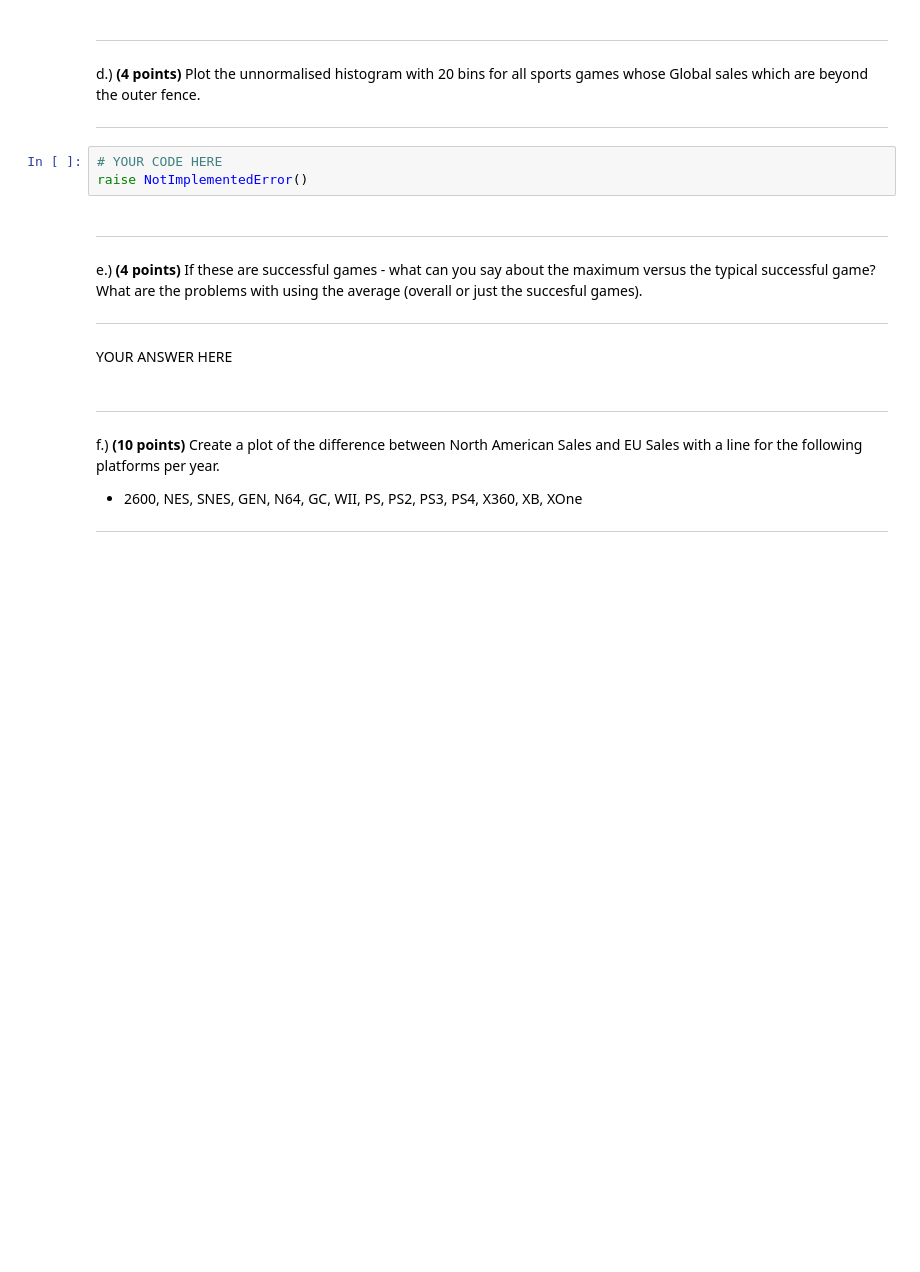
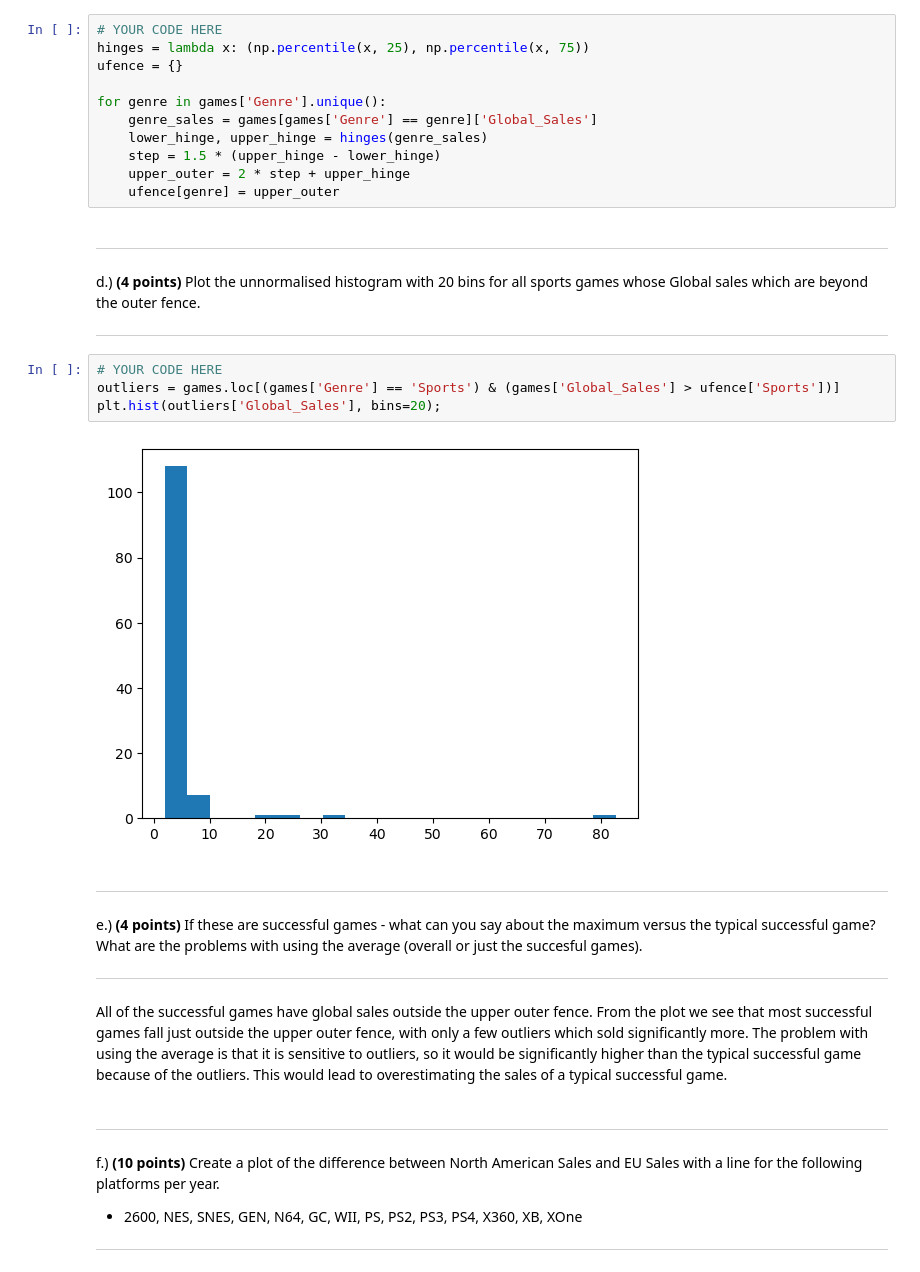
Before and after one commit to Vileh/Storing-Manipulating-and-Visualising-Data, a Jupyter notebook: Assignment 3/Assignment3.ipynb, the cells around one changed output. Cells and saved outputs as stored; diff of their text form; blank space fills up the shorter version.

```diff
--- a/Assignment 3/Assignment3.ipynb
+++ b/Assignment 3/Assignment3.ipynb
@@ -206,3 +232,14 @@ raise NotImplementedError()
+# %%
+# YOUR CODE HERE
+hinges = lambda x: (np.percentile(x, 25), np.percentile(x, 75))
+ufence = {}
+
+for genre in games['Genre'].unique():
+    genre_sales = games[games['Genre'] == genre]['Global_Sales']
+    lower_hinge, upper_hinge = hinges(genre_sales)
+    step = 1.5 * (upper_hinge - lower_hinge)
+    upper_outer = 2 * step + upper_hinge
+    ufence[genre] = upper_outer
 # %% [markdown]
 ----
 
@@ -210,16 +247,19 @@ d.) **(4 points)** Plot the unnormalised histogram with 20 bins for all sports g
 
 
 ----
-# %%
-# YOUR CODE HERE
-raise NotImplementedError()
+# %%
+# YOUR CODE HERE
+outliers = games.loc[(games['Genre'] == 'Sports') & (games['Global_Sales'] > ufence['Sports'])]
+plt.hist(outliers['Global_Sales'], bins=20);
+# %% [output]
+[figure, added]
 # %% [markdown]
 ----
 e.) **(4 points)** If these are successful games - what can you say about the maximum versus the typical successful game? What are the problems with using the average (overall or just the succesful games).
 
 ---
-# %% [markdown]
-YOUR ANSWER HERE
+# %% [markdown]
+All of the successful games have global sales outside the upper outer fence. From the plot we see that most successful games fall just outside the upper outer fence, with only a few outliers which sold significantly more. The problem with using the average is that it is sensitive to outliers, so it would be significantly higher than the typical successful game because of the outliers. This would lead to overestimating the sales of a typical successful game.
 # %% [markdown]
 ----
 
```
Also changed, not shown: parts of 25 cells of this notebook.
